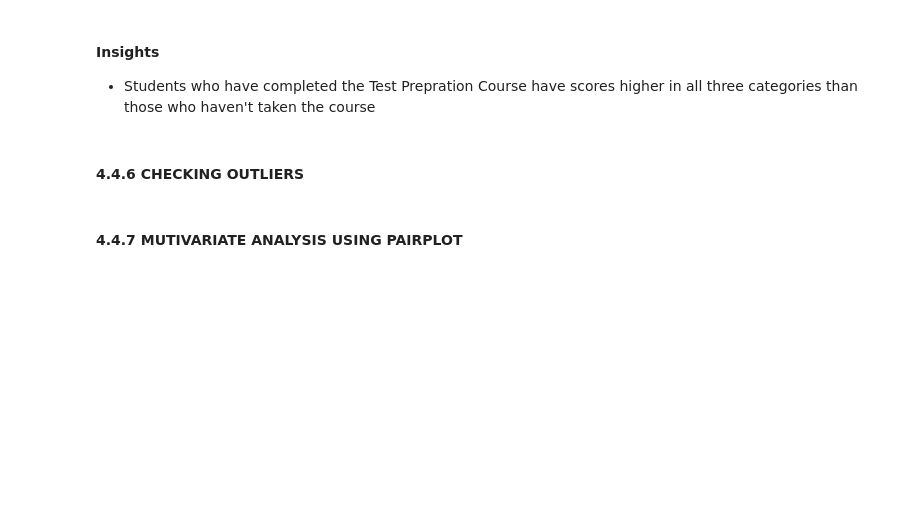
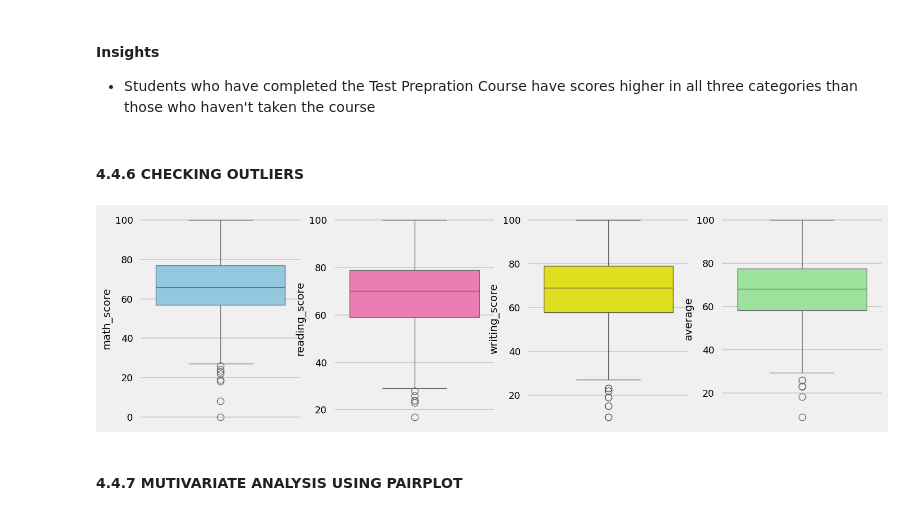
Before and after one commit to shubhajitpal2002/mlproject, a Jupyter notebook: notebook/1 . EDA STUDENT PERFORMANCE .ipynb, the cells around one changed output. Saved outputs shown, nothing was run; the diff lists cells and outputs as text; code cells hidden in the pictures; blank space fills up the shorter version.

```diff
--- a/notebook/1 . EDA STUDENT PERFORMANCE .ipynb
+++ b/notebook/1 . EDA STUDENT PERFORMANCE .ipynb
@@ -626,14 +625,16 @@ KeyError: 'math score'
 # %%
 plt.subplots(1,4,figsize=(16,5))
 plt.subplot(141)
-sns.boxplot(df['math score'],color='skyblue')
+sns.boxplot(df['math_score'],color='skyblue')
 plt.subplot(142)
-sns.boxplot(df['reading score'],color='hotpink')
+sns.boxplot(df['reading_score'],color='hotpink')
 plt.subplot(143)
-sns.boxplot(df['writing score'],color='yellow')
+sns.boxplot(df['writing_score'],color='yellow')
 plt.subplot(144)
 sns.boxplot(df['average'],color='lightgreen')
 plt.show()
+# %% [output]
+[figure, added]
 # %% [markdown]
 #### 4.4.7 MUTIVARIATE ANALYSIS USING PAIRPLOT
 # %%
```
Also changed, not shown: parts of 2 cells of this notebook, 5 other files.
